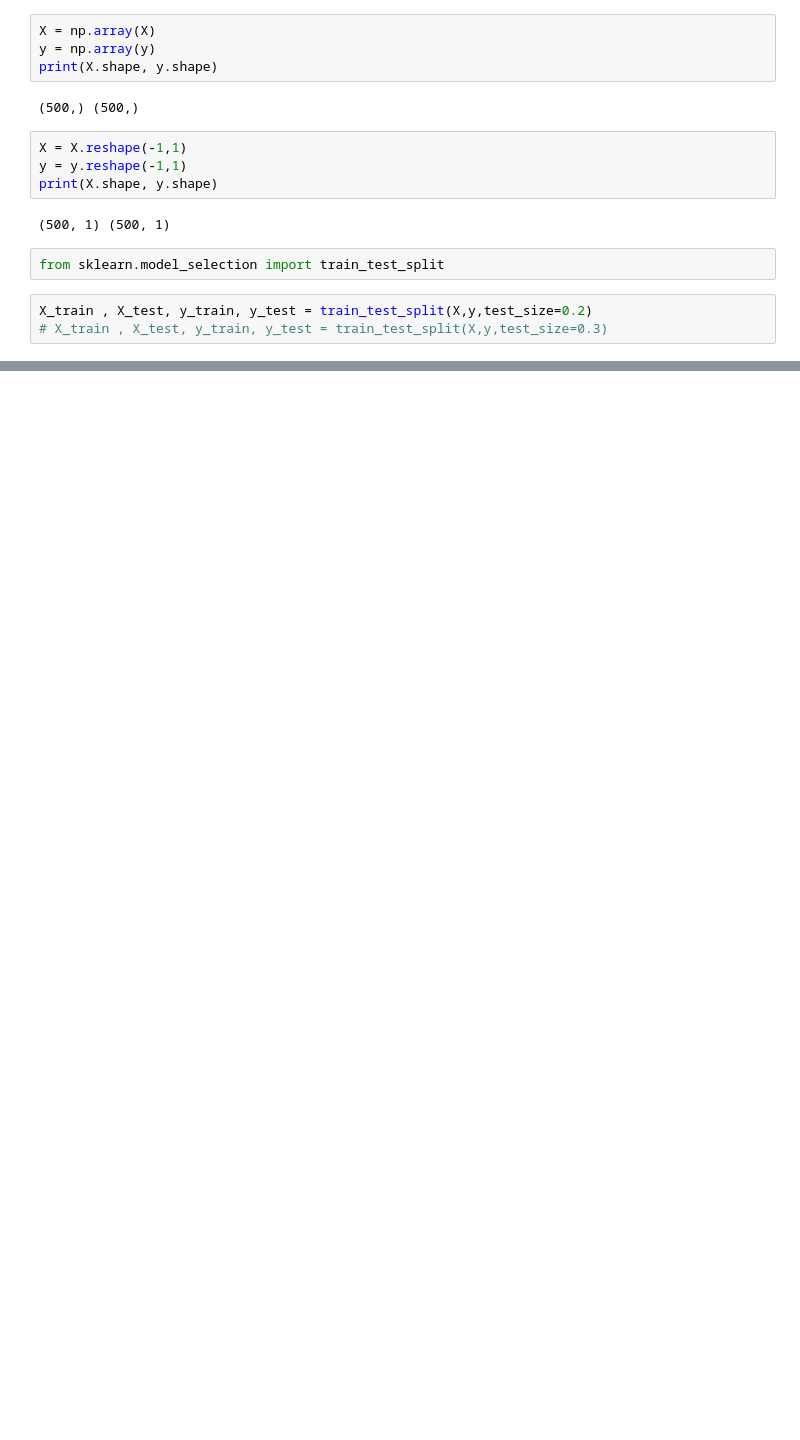
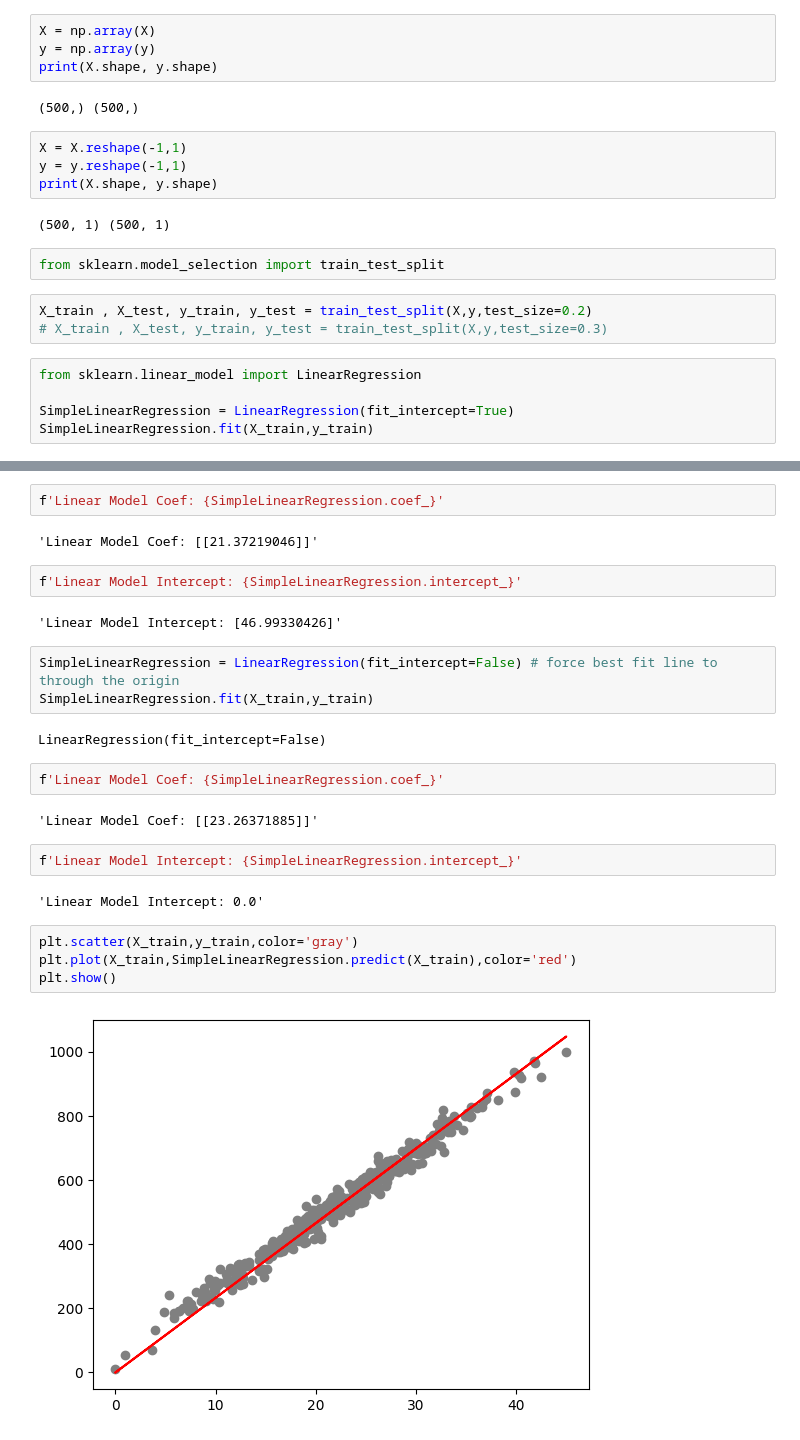
Before and after one commit to dnlsyfq/ml_linear_regression_v2, a Jupyter notebook: crsr_absolutebeginner_simplelinearregression.ipynb, the cells around one changed output, grey strips where cells are left out. Cells and saved outputs as stored; diff of their text form; blank space fills up the shorter version.

```diff
--- a/crsr_absolutebeginner_simplelinearregression.ipynb
+++ b/crsr_absolutebeginner_simplelinearregression.ipynb
@@ -118,3 +118,8 @@ from sklearn.model_selection import train_test_split
 # %%
 X_train , X_test, y_train, y_test = train_test_split(X,y,test_size=0.2)
 # X_train , X_test, y_train, y_test = train_test_split(X,y,test_size=0.3)
+# %%
+from sklearn.linear_model import LinearRegression
+
+SimpleLinearRegression = LinearRegression(fit_intercept=True)
+SimpleLinearRegression.fit(X_train,y_train)
@@ -120,0 +133,27 @@ X_train , X_test, y_train, y_test = train_test_split(X,y,test_size=0.2)
+# %%
+f'Linear Model Coef: {SimpleLinearRegression.coef_}'
+# %% [output]
+'Linear Model Coef: [[21.37219046]]'
+# %%
+f'Linear Model Intercept: {SimpleLinearRegression.intercept_}'
+# %% [output]
+'Linear Model Intercept: [46.99330426]'
+# %%
+SimpleLinearRegression = LinearRegression(fit_intercept=False) # force best fit line to through the origin
+SimpleLinearRegression.fit(X_train,y_train)
+# %% [output]
+LinearRegression(fit_intercept=False)
+# %%
+f'Linear Model Coef: {SimpleLinearRegression.coef_}'
+# %% [output]
+'Linear Model Coef: [[23.26371885]]'
+# %%
+f'Linear Model Intercept: {SimpleLinearRegression.intercept_}'
+# %% [output]
+'Linear Model Intercept: 0.0'
+# %%
+plt.scatter(X_train,y_train,color='gray')
+plt.plot(X_train,SimpleLinearRegression.predict(X_train),color='red')
+plt.show()
+# %% [output]
+[figure, added]
```
Also changed, not shown: parts of 6 cells of this notebook, 1 other file.
